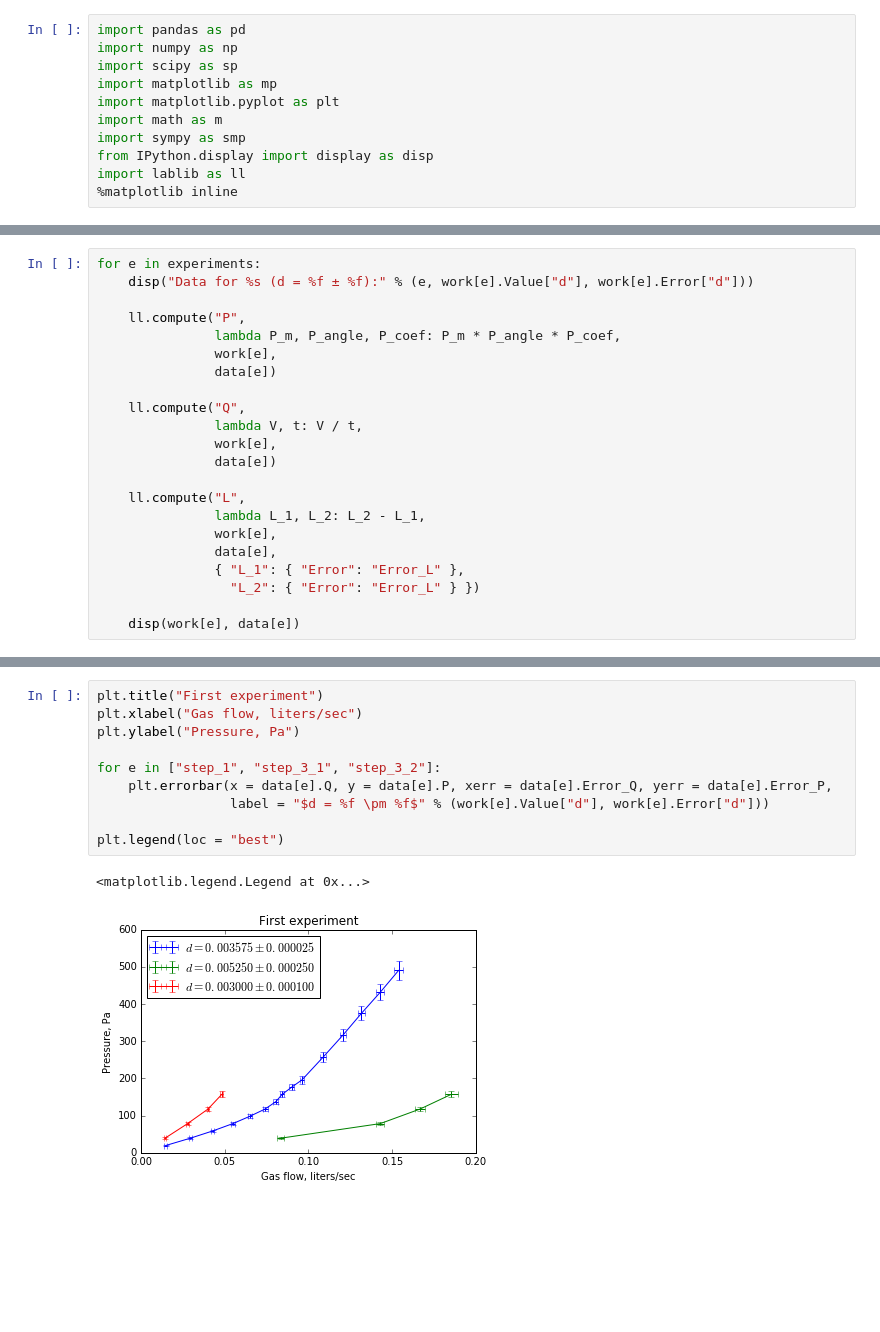
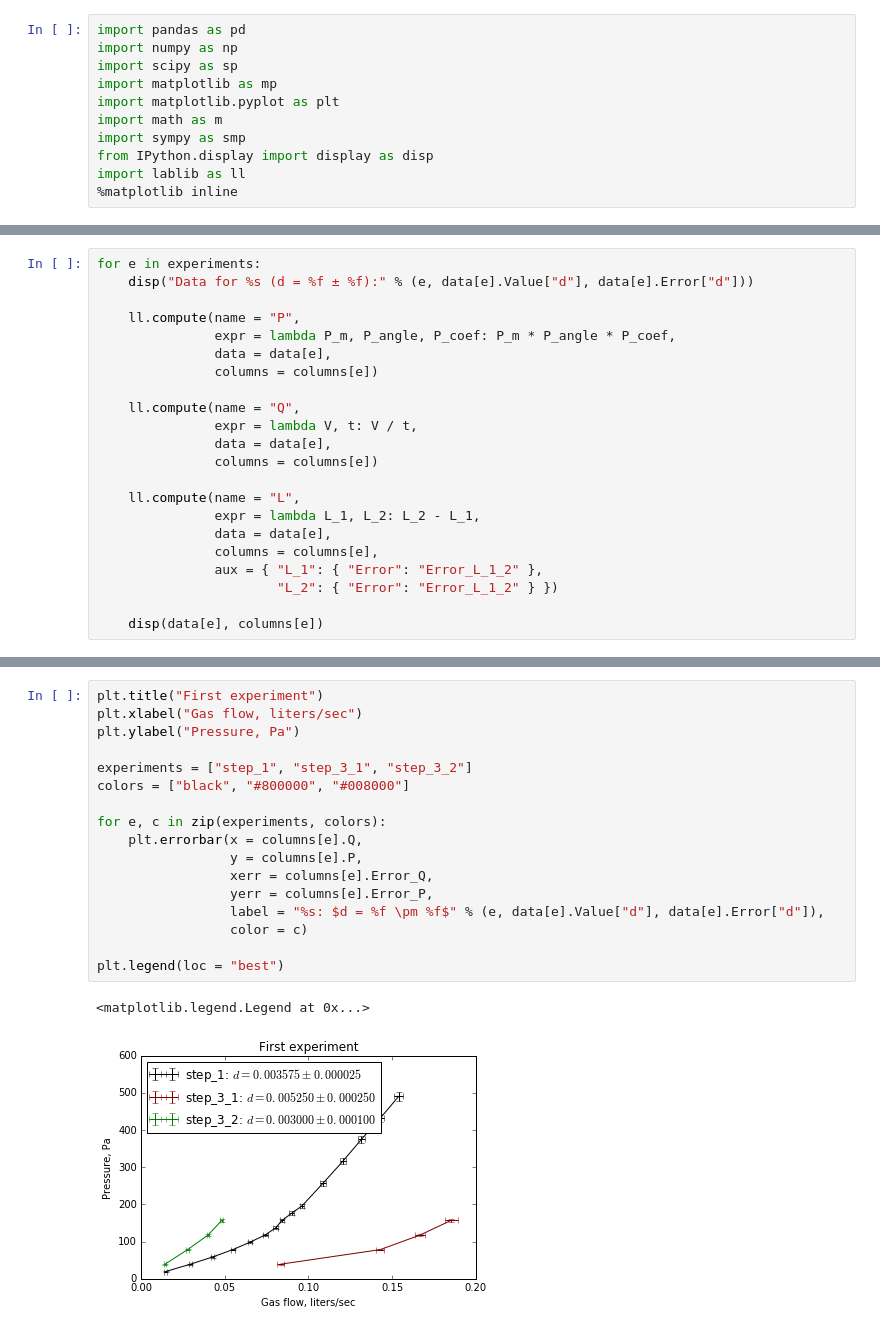
Before and after one commit to intelfx/mipt-lab, a Jupyter notebook: Курс 1 семестр 2/Лабы/1.3.3/1.3.3.ipynb, the cells around one changed output, grey strips where cells are left out. Cells and saved outputs as stored; diff of their text form; blank space fills up the shorter version.

```diff
--- a/Курс 1 семестр 2/Лабы/1.3.3/1.3.3.ipynb
+++ b/Курс 1 семестр 2/Лабы/1.3.3/1.3.3.ipynb
@@ -32,26 +31,26 @@ for e in experiments:
 #    disp("Constants for experiment %s:" % e, work[e])
 # %%
 for e in experiments:
-    disp("Data for %s (d = %f ± %f):" % (e, work[e].Value["d"], work[e].Error["d"]))
+    disp("Data for %s (d = %f ± %f):" % (e, data[e].Value["d"], data[e].Error["d"]))
 
-    ll.compute("P",
-               lambda P_m, P_angle, P_coef: P_m * P_angle * P_coef,
-               work[e],
-               data[e])
+    ll.compute(name = "P",
+               expr = lambda P_m, P_angle, P_coef: P_m * P_angle * P_coef,
+               data = data[e],
+               columns = columns[e])
 
-    ll.compute("Q",
-               lambda V, t: V / t,
-               work[e],
-               data[e])
+    ll.compute(name = "Q",
+               expr = lambda V, t: V / t,
+               data = data[e],
+               columns = columns[e])
 
-    ll.compute("L",
-               lambda L_1, L_2: L_2 - L_1,
-               work[e],
-               data[e],
-               { "L_1": { "Error": "Error_L" },
-                 "L_2": { "Error": "Error_L" } })
+    ll.compute(name = "L",
+               expr = lambda L_1, L_2: L_2 - L_1,
+               data = data[e],
+               columns = columns[e],
+               aux = { "L_1": { "Error": "Error_L_1_2" },
+                       "L_2": { "Error": "Error_L_1_2" } })
 
-    disp(work[e], data[e])
+    disp(data[e], columns[e])
 # %% [output]
 'Data for step_1 (d = 0.003575 ± 0.000025):'
 |  | Value | Error |
@@ -119,13 +118,20 @@ for e in experiments:
 # %%
 plt.title("First experiment")
 plt.xlabel("Gas flow, liters/sec")
 plt.ylabel("Pressure, Pa")
 
-for e in ["step_1", "step_3_1", "step_3_2"]:
-    plt.errorbar(x = data[e].Q, y = data[e].P, xerr = data[e].Error_Q, yerr = data[e].Error_P,
-                 label = "$d = %f \pm %f$" % (work[e].Value["d"], work[e].Error["d"]))
+experiments = ["step_1", "step_3_1", "step_3_2"]
+colors = ["black", "#800000", "#008000"]
+
+for e, c in zip(experiments, colors):
+    plt.errorbar(x = columns[e].Q,
+                 y = columns[e].P,
+                 xerr = columns[e].Error_Q,
+                 yerr = columns[e].Error_P,
+                 label = "%s: $d = %f \pm %f$" % (e, data[e].Value["d"], data[e].Error["d"]),
+                 color = c)
 
 plt.legend(loc = "best")
 # %% [output]
 <matplotlib.legend.Legend at 0x...>
-[figure, old version]
+[figure, new version]
```
Also changed, not shown: parts of 6 cells of this notebook, 2 other files.
